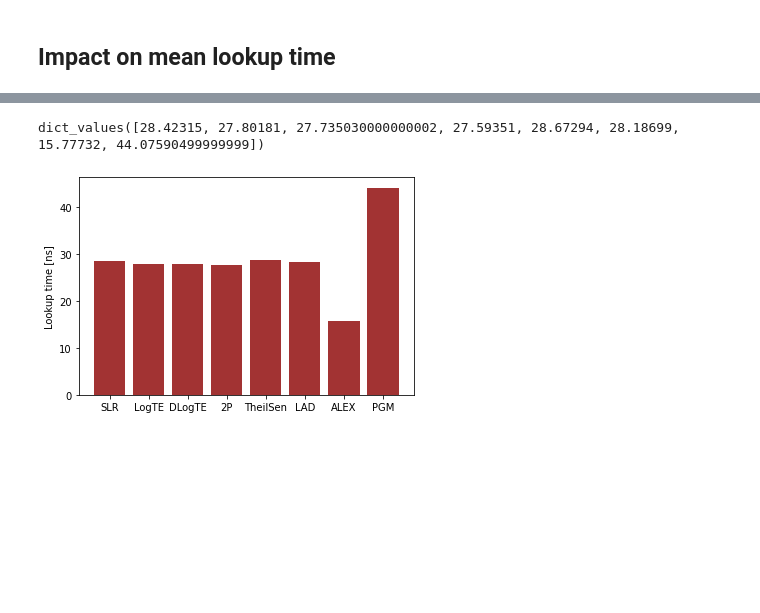
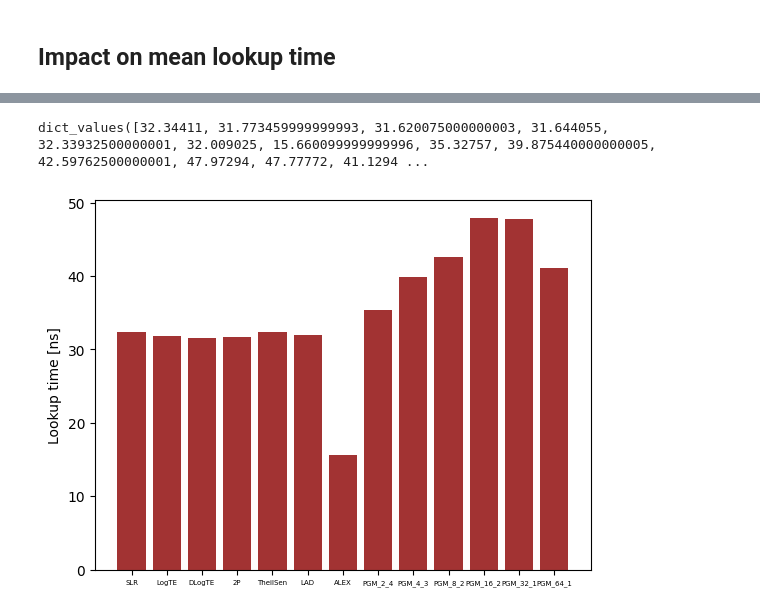
Before and after one commit to Bachfischer/poisoning-learned-indexes, a Jupyter notebook: src/data-visualization.ipynb, the cells around one changed output, grey strips where cells are left out. Cells and saved outputs as stored; diff of their text form; code cells hidden in the pictures; blank space fills up the shorter version.

Commit message:
udpate visualizations

```diff
--- a/src/data-visualization.ipynb
+++ b/src/data-visualization.ipynb
@@ -18,6 +18,6 @@ legitimate_df.head()
 # %%
 datasets = ["poisoning"]
-regressions = ["SLR", "LogTE", "DLogTE", "2P", "TheilSen", "LAD", "ALEX", "PGM"]
+regressions = ["SLR", "LogTE", "DLogTE", "2P", "TheilSen", "LAD", "ALEX", "PGM_2_4", "PGM_4_3", "PGM_8_2", "PGM_16_2", "PGM_32_1", "PGM_64_1"]
 poisoning_thresholds = [0.01, 0.02, 0.03, 0.04, 0.05, 0.06, 0.07, 0.08, 0.09, 0.1, 0.11, 0.12, 0.13, 0.14, 0.15, 0.16, 0.17, 0.18, 0.19, 0.20]
 # %% [markdown]
 ## Median lookup time
@@ -137,17 +147,17 @@ for dataset in datasets:
 # %%
 mean_lookup_time_overall_legit['poisoning'].values()
 # %% [output]
-dict_values([28.42315, 27.80181, 27.735030000000002, 27.59351, 28.67294, 28.18699, 15.77732, 44.07590499999999])
+dict_values([32.34411, 31.773459999999993, 31.620075000000003, 31.644055, 32.33932500000001, 32.009025, 15.660099999999996, 35.32757, 39.875440000000005, 42.59762500000001, 47.97294, 47.77772, 41.1294 ...
 # %%
 y_pos = np.arange(len(regressions))
 
 plt.bar(y_pos, mean_lookup_time_overall_legit['poisoning'].values(), align='center', alpha=0.8, color="darkred")
-plt.xticks(y_pos, regressions)
+plt.xticks(y_pos, regressions, fontsize=5)
 plt.ylabel('Lookup time [ns]')
 #plt.title('Median lookup time of learned indexes averaged across all poisoning thresholds (non-poisoned)')
 plt.show()
 # %% [output]
-[figure, old version]
+[figure, new version]
 # %%
 y_pos = np.arange(len(regressions))
 
```
Also changed, not shown: parts of 5 cells of this notebook.
